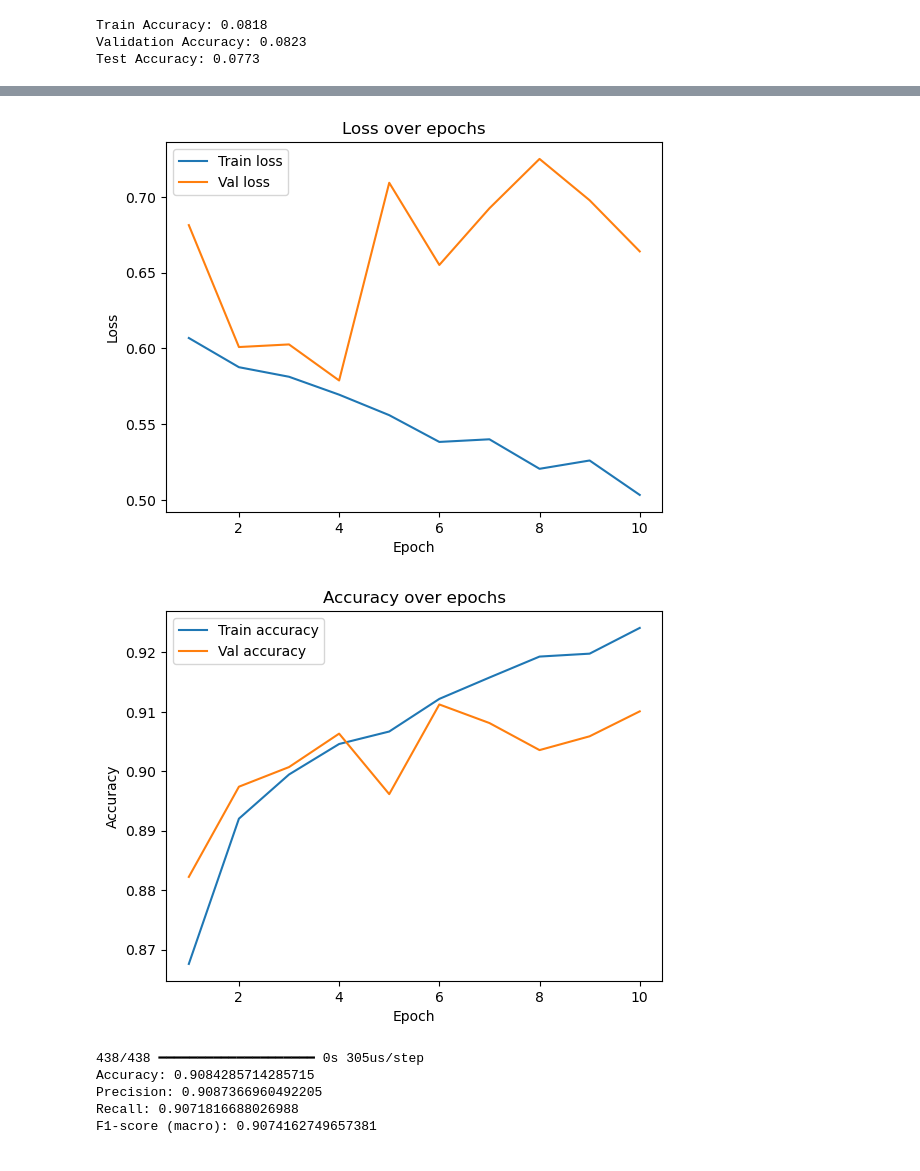
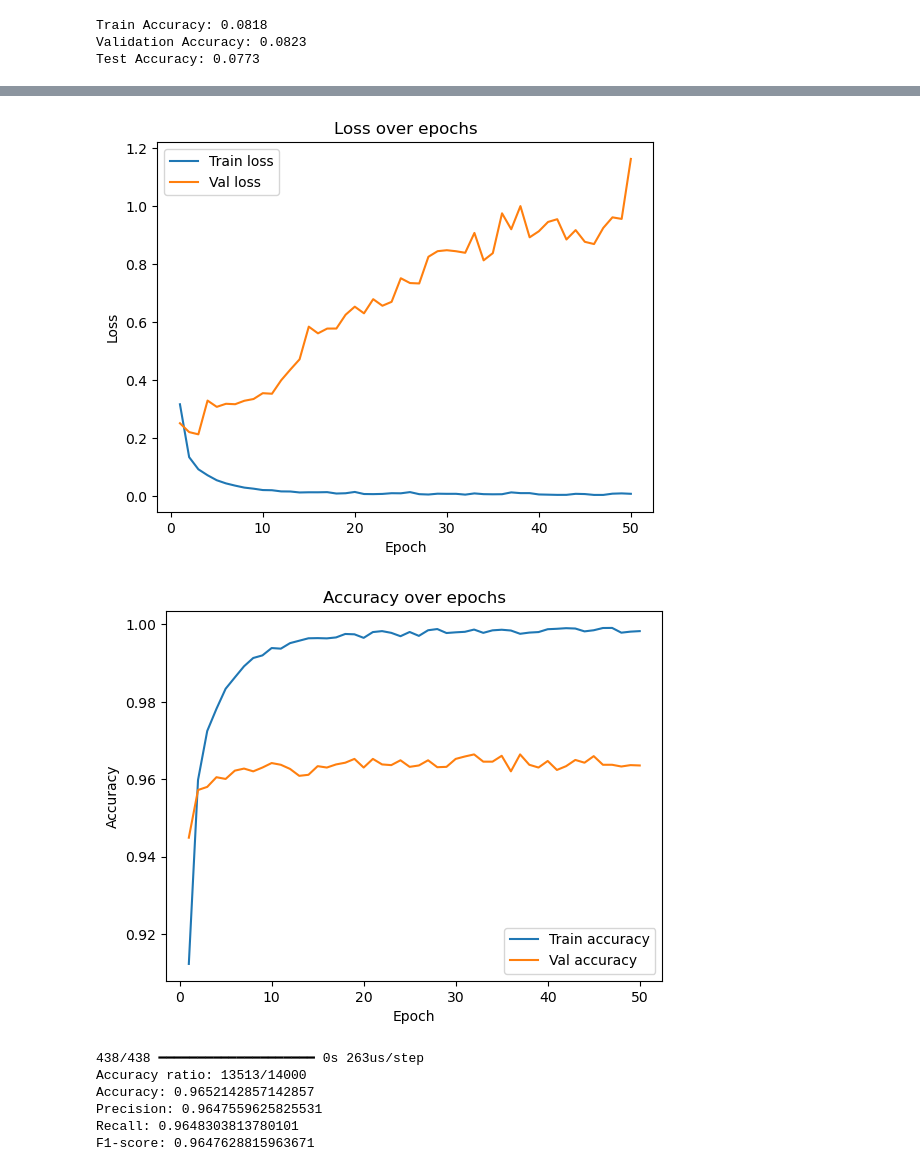
Before and after one commit to apparatusone/mnist-ml-basics, a Jupyter notebook: project.ipynb, the cells around one changed output, grey strips where cells are left out. Cells and saved outputs as stored; diff of their text form; code cells hidden in the pictures.

```diff
--- a/project.ipynb
+++ b/project.ipynb
@@ -329,7 +337,7 @@ class NeuralNetwork():
                 self.b1 = self.b1 - self.alpha * b1_avg_grad
 
             trn_preds = self.predict(X)
-            trn_error = cross_entropy(y_onehot, trn_preds)
+            trn_error = cross_entropy(y, trn_preds)
             self.trn_error.append(float(trn_error))
 
             if X_vld is not None and y_vld is not None:
@@ -349,7 +357,7 @@ class NeuralNetwork():
 # split the data
 
 # separate label column
-X = df.drop('label', axis=1).values / 255 # normalize
+X = df.drop('label', axis=1).values
 y = df['label'].values
 
 X_trn, X_tst, y_trn, y_tst = train_test_split(X, y, train_size=.8, random_state=42)
@@ -452,22 +464,22 @@ plt.show()
 # %%
 import tensorflow as tf
 
-epochs = 100
+epochs = 50
 
 model = tf.keras.Sequential([
     tf.keras.Input(shape=(X_trn.shape[1],)),
-    tf.keras.layers.Dense(255, activation='tanh'),
+    tf.keras.layers.Dense(50, activation='relu'),
     tf.keras.layers.Dense(10, activation='softmax')
 ])
 
-optimizer = tf.keras.optimizers.Adam(learning_rate=0.02)
+optimizer = tf.keras.optimizers.Adam(learning_rate=0.001)
 
 model.compile(optimizer=optimizer,
               loss='sparse_categorical_crossentropy',
               metrics=["accuracy"])
 
 
-history = model.fit(X_trn, y_trn, epochs=10, verbose=0,
+history = model.fit(X_trn, y_trn, epochs=epochs, verbose=0,
           validation_data=(X_vld, y_vld))
 
 loss, acc = model.evaluate(X_trn, y_trn, verbose=1)
@@ -513,5 +525,5 @@ Test Loss: 0.7160425782203674, Accuracy: 0.9084285497665405
-[figure, old version]
+[figure, new version]
-[figure, old version]
+[figure, new version]
 # %%
 # Compute metrics
 y_prob = model.predict(X_tst)
@@ -527,10 +539,11 @@ print("Precision:", test_prec)
 print("Recall:", test_rec)
 print("F1-score:", test_f1)
 # %% [output]
-438/438 ━━━━━━━━━━━━━━━━━━━━ 0s 305us/step
-Accuracy: 0.9084285714285715
-Precision: 0.9087366960492205
-Recall: 0.9071816688026988
-F1-score (macro): 0.9074162749657381
+438/438 ━━━━━━━━━━━━━━━━━━━━ 0s 263us/step
+Accuracy ratio: 13513/14000
+Accuracy: 0.9652142857142857
+Precision: 0.9647559625825531
+Recall: 0.9648303813780101
+F1-score: 0.9647628815963671
 # %%
 ConfusionMatrixDisplay.from_predictions(y_tst, y_hat, cmap='Blues')
```
Also changed, not shown: parts of 7 cells of this notebook.
